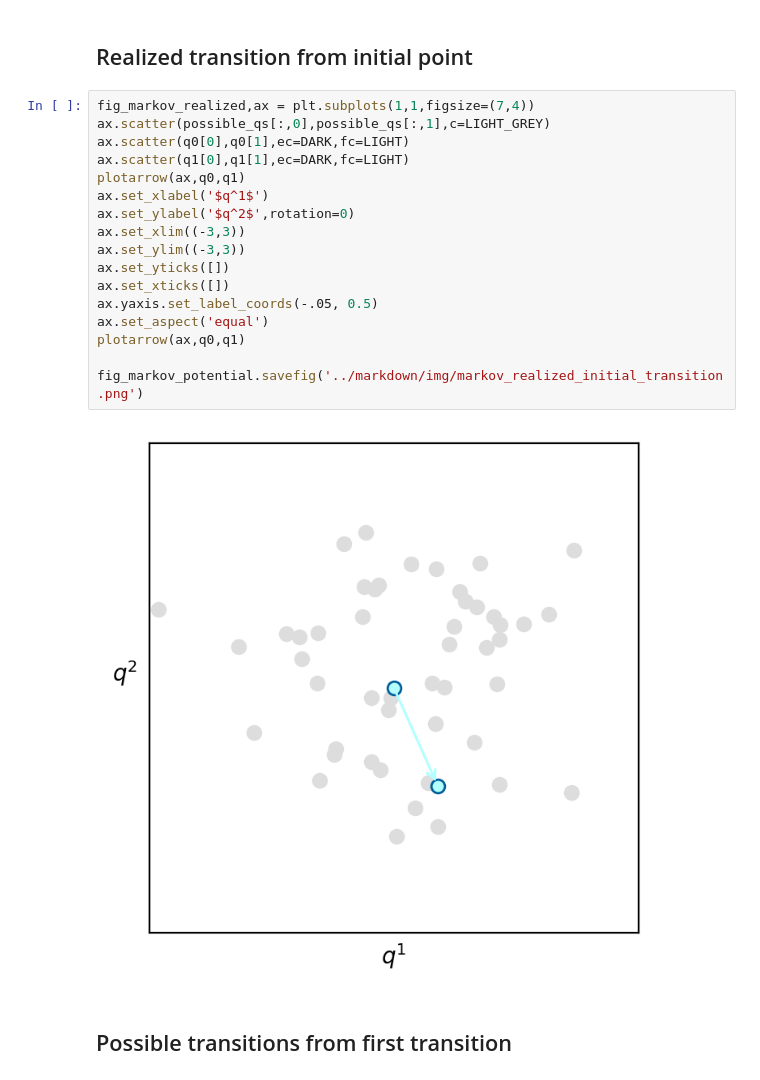
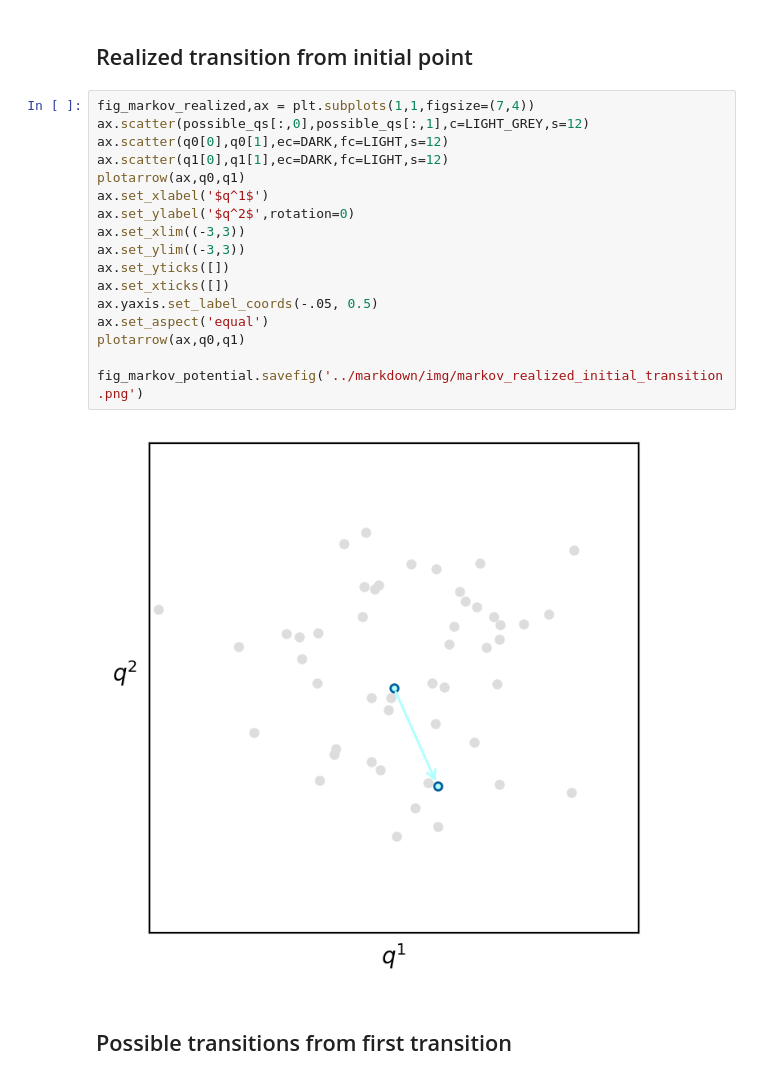
Before and after one commit to KAIR-ISZ/bayes_book, a Jupyter notebook: bayes_book/notebooks/chapter_7.1.ipynb, the cells around one changed output. Drawn from its saved outputs; the diff is of its cells as text.

```diff
--- a/bayes_book/notebooks/chapter_7.1.ipynb
+++ b/bayes_book/notebooks/chapter_7.1.ipynb
@@ -97,23 +113,23 @@ fig_markov_potential.savefig('../markdown/img/markov_potential_initial_transitio
 ## Realized transition from initial point
 # %%
 fig_markov_realized,ax = plt.subplots(1,1,figsize=(7,4))
-ax.scatter(possible_qs[:,0],possible_qs[:,1],c=LIGHT_GREY)
-ax.scatter(q0[0],q0[1],ec=DARK,fc=LIGHT)
-ax.scatter(q1[0],q1[1],ec=DARK,fc=LIGHT)
+ax.scatter(possible_qs[:,0],possible_qs[:,1],c=LIGHT_GREY,s=12)
+ax.scatter(q0[0],q0[1],ec=DARK,fc=LIGHT,s=12)
+ax.scatter(q1[0],q1[1],ec=DARK,fc=LIGHT,s=12)
 plotarrow(ax,q0,q1)
 ax.set_xlabel('$q^1$')
 ax.set_ylabel('$q^2$',rotation=0)
 ax.set_xlim((-3,3))
 ax.set_ylim((-3,3))
 ax.set_yticks([])
 ax.set_xticks([])
 ax.yaxis.set_label_coords(-.05, 0.5)
 ax.set_aspect('equal')
 plotarrow(ax,q0,q1)
 
 fig_markov_potential.savefig('../markdown/img/markov_realized_initial_transition.png')
 # %% [output]
-[figure, old version]
+[figure, new version]
 # %% [markdown]
 ## Possible transitions from first transition
 # %%
```
Also changed, not shown: parts of 32 cells of this notebook, 34 other files.
